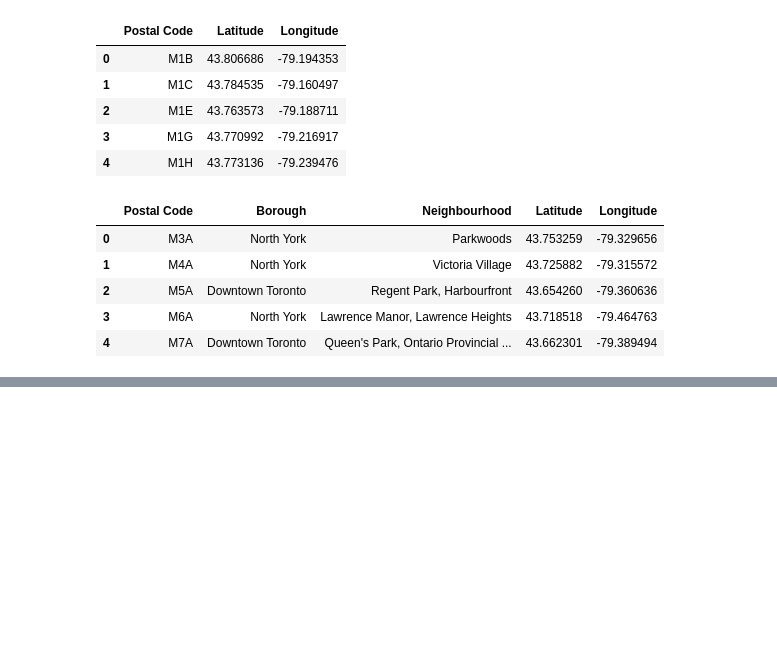
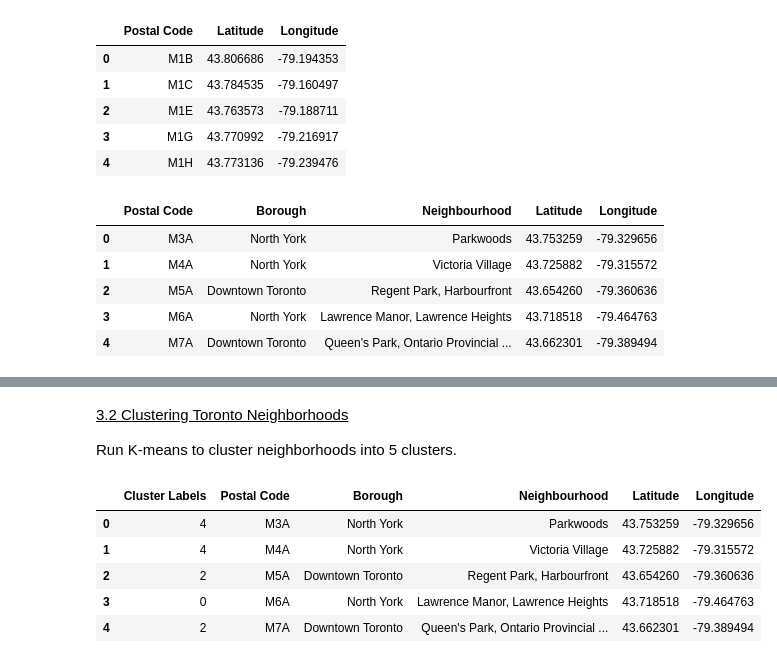
Before and after one commit to jade-lam/Coursera_Capstone, a Jupyter notebook: Segmenting_and_Clustering_Neighborhoods_in_Toronto.ipynb, the cells around one changed output, grey strips where cells are left out. Cells and saved outputs as stored; diff of their text form; code cells hidden in the pictures; blank space fills up the shorter version.

```diff
--- a/Segmenting_and_Clustering_Neighborhoods_in_Toronto.ipynb
+++ b/Segmenting_and_Clustering_Neighborhoods_in_Toronto.ipynb
@@ -49,8 +49,8 @@ latlong.head()
 | 4 | M1H | 43.773136 | -79.239476 |
 # %%
 # merge neighborhood data with longlat dataset by Postal Code
-mergeddata = pd.merge(left=cdata, right=latlong, how='left', left_on='Postal Code', right_on='Postal Code')
-mergeddata.head()
+torontodata = pd.merge(left=cdata, right=latlong, how='left', left_on='Postal Code', right_on='Postal Code')
+torontodata.head()
 # %% [output]
 |  | Postal Code | Borough | Neighbourhood | Latitude | Longitude |
 | 0 | M3A | North York | Parkwoods | 43.753259 | -79.329656 |
@@ -60,0 +78,22 @@ mergeddata.head()
+# %% [markdown]
+<u>3.2 Clustering Toronto Neighborhoods</u>
+
+Run K-means to cluster neighborhoods into 5 clusters.
+# %%
+import numpy as np
+from sklearn.cluster import KMeans
+
+k=5
+tor_cluster = torontodata.drop(['Neighbourhood', 'Postal Code', 'Borough'], 1)
+kmeans = KMeans(n_clusters = k,random_state=0).fit(tor_cluster)
+kmeans.labels_[0:10]
+
+clustered_data = pd.merge(left=cdata, right=latlong, how='left', left_on='Postal Code', right_on='Postal Code')
+clustered_data.head()
+# %% [output]
+|  | Cluster Labels | Postal Code | Borough | Neighbourhood | Latitude | Longitude |
+| 0 | 4 | M3A | North York | Parkwoods | 43.753259 | -79.329656 |
+| 1 | 4 | M4A | North York | Victoria Village | 43.725882 | -79.315572 |
+| 2 | 2 | M5A | Downtown Toronto | Regent Park, Harbourfront | 43.654260 | -79.360636 |
+| 3 | 0 | M6A | North York | Lawrence Manor, Lawrence Heights | 43.718518 | -79.464763 |
+| 4 | 2 | M7A | Downtown Toronto | Queen's Park, Ontario Provincial ... | 43.662301 | -79.389494 |
```
Also changed, not shown: parts of 4 cells of this notebook.
